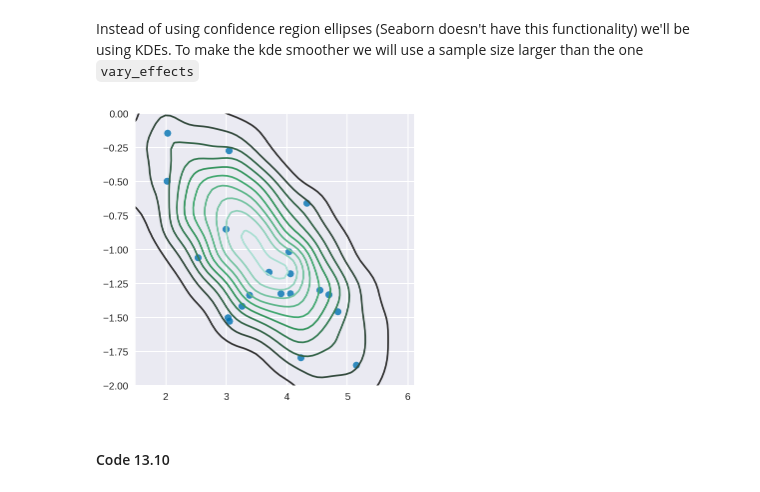
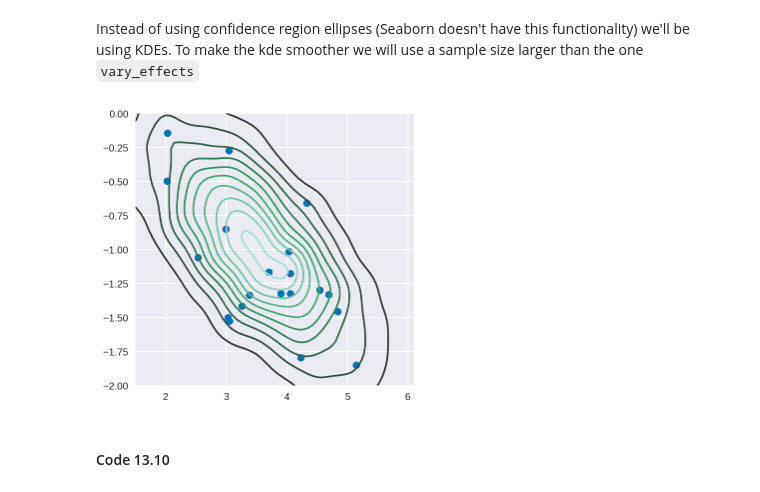
Before and after one commit to aloctavodia/Statistical-Rethinking-with-Python-and-PyMC3, a Jupyter notebook: Chp_13.ipynb, the cells around one changed output. Cells and saved outputs as stored; diff of their text form; code cells hidden in the pictures.

```diff
--- a/Chp_13.ipynb
+++ b/Chp_13.ipynb
@@ -67,13 +70,13 @@ we'll be using KDEs. To make the kde smoother we will use a sample size larger t
 # %%
 np.random.seed(42)
 vary_effects_larger = np.random.multivariate_normal(mean=Mu, cov=Sigma, size=2000)
 _, ax = plt.subplots(1, 1, figsize=(5, 5))
 sns.kdeplot(vary_effects_larger, ax=ax)  # KDE plot (substitute for confidence ellipses)
-sns.regplot(a_cafe, b_cafe, fit_reg=False, ax=ax);  # scatter plot with no regression line
+ax.scatter(a_cafe, b_cafe)
 ax.set_xlim(1.5, 6.1)
 ax.set_ylim(-2, 0);
 # %% [output]
-[figure, old version]
+[figure, new version]
 # %% [markdown]
 #### Code 13.10
 # %%
```
Also changed, not shown: parts of 39 cells of this notebook.
